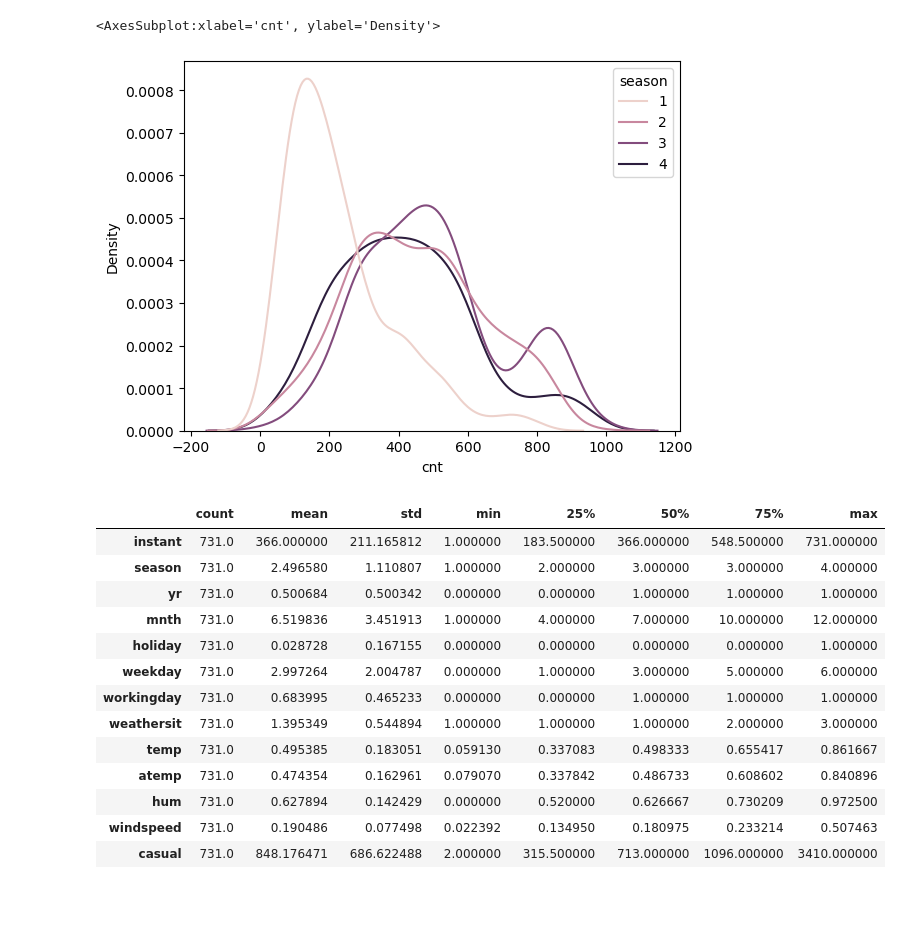
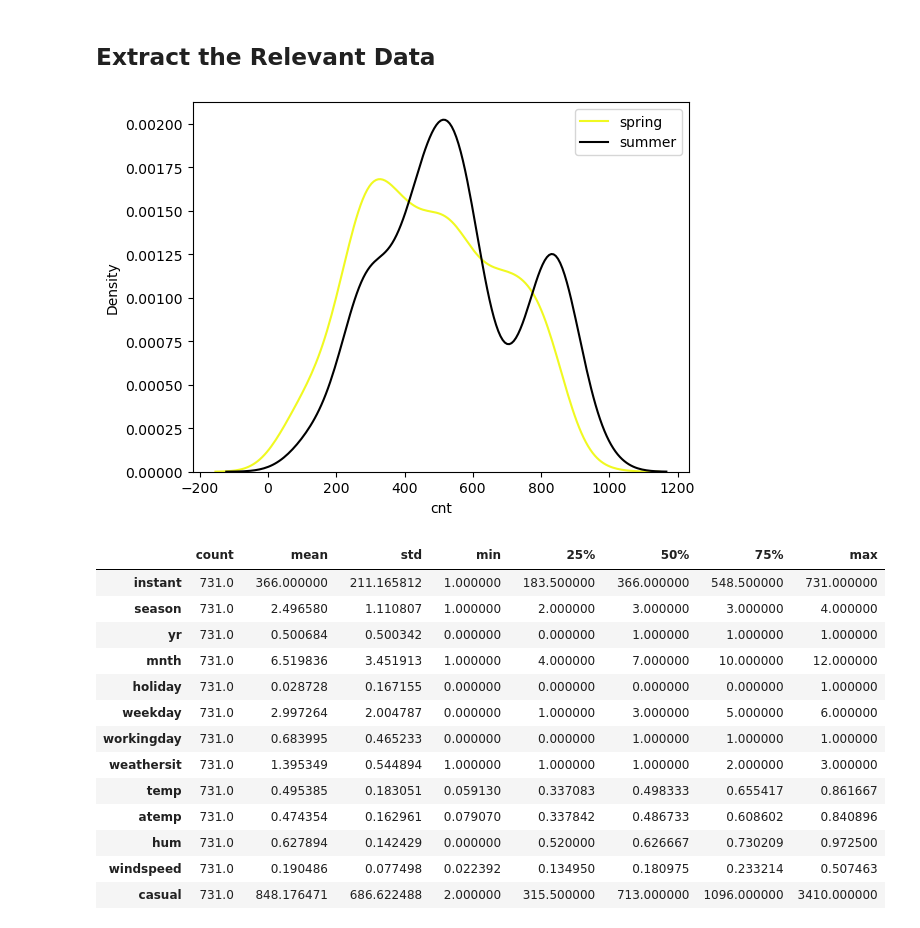
Before and after one commit to eirikbaekkelund/BikeSharing, a Jupyter notebook: develop_E.ipynb, the cells around one changed output. Saved outputs shown, nothing was run; the diff lists cells and outputs as text; code cells hidden in the pictures; blank space fills up the shorter version.

```diff
--- a/develop_E.ipynb
+++ b/develop_E.ipynb
@@ -20,5 +15,2 @@ sns.lineplot(data=df_hour, x='hr', y='cnt', hue='weekday')
-# %%
-sns.kdeplot(x='cnt', hue='season', data=df_hour[df_hour['hr'].isin(range(16,19))])
-# %% [output]
-<AxesSubplot:xlabel='cnt', ylabel='Density'>
-[figure, removed]
+# %% [markdown]
+## Extract the Relevant Data
@@ -25,3 +34,9 @@ sns.kdeplot(x='cnt', hue='season', data=df_hour[df_hour['hr'].isin(range(16,19))
+# %%
+sns.kdeplot(x='cnt', hue='season', data=df_spring, palette='plasma_r', label='spring')
+sns.kdeplot(x='cnt', hue='season', data=df_summer, palette = 'gnuplot', label='summer')
+plt.legend();
+# %% [output]
+[figure, added]
 # %%
 df_day.describe().T
 # %% [output]
```
Also changed, not shown: parts of 7 cells of this notebook.
